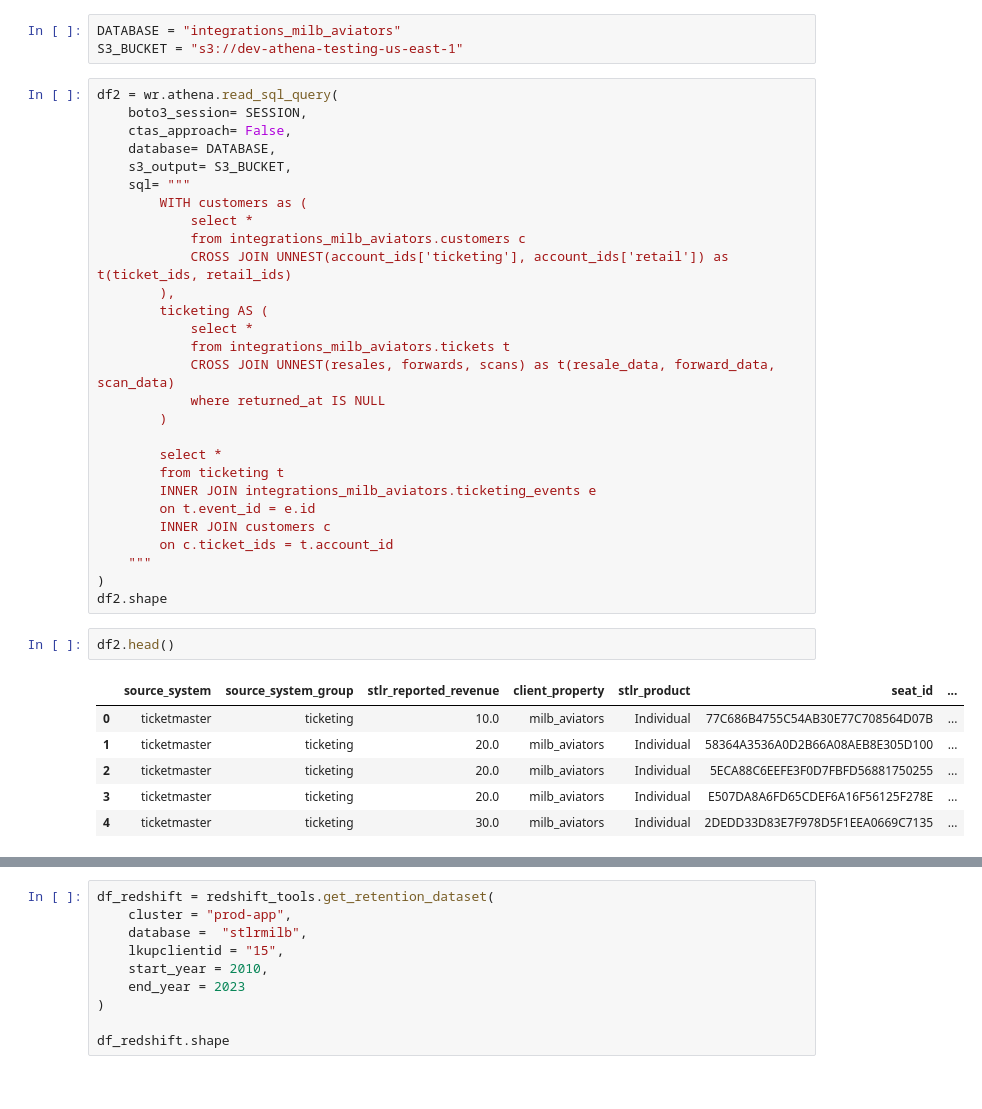
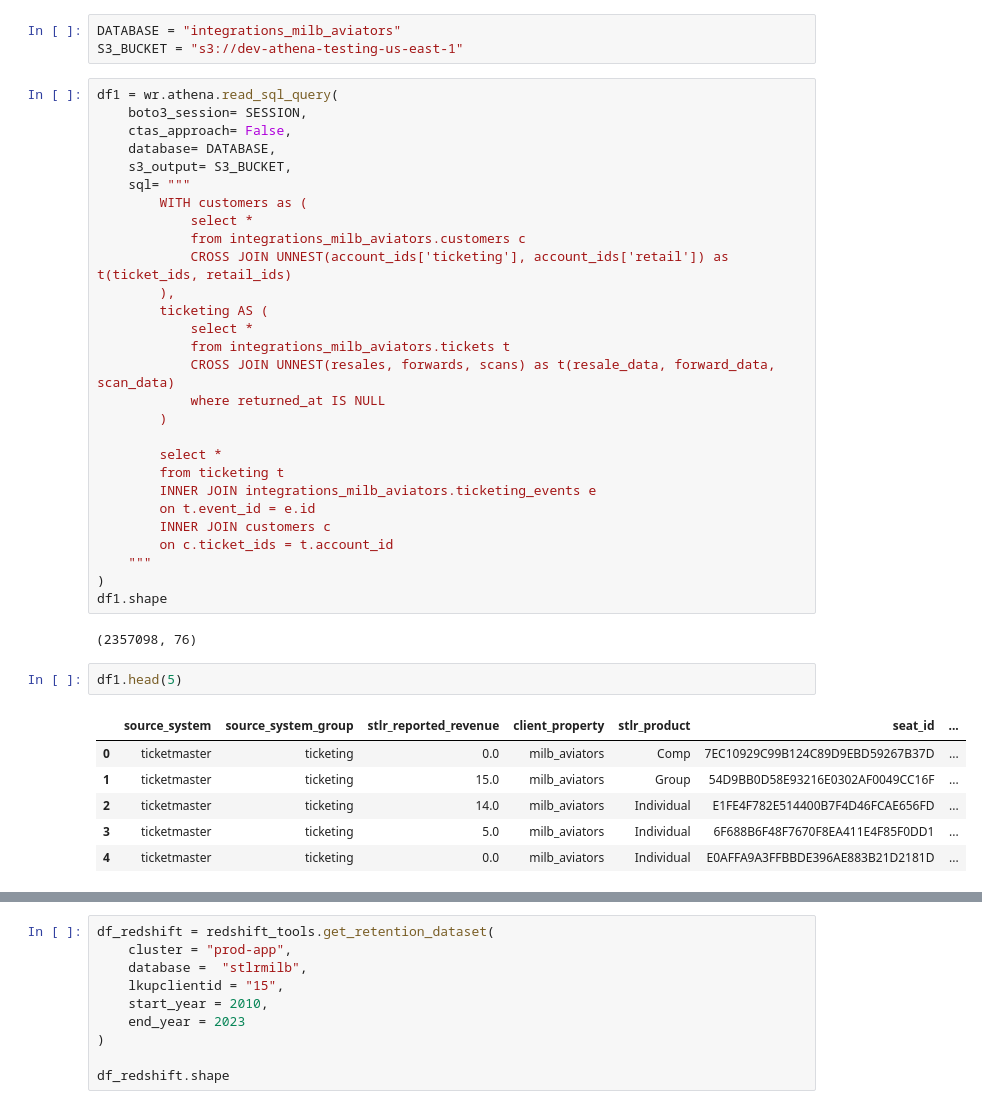
Before and after one commit to ryankazmerik/data-sci, a Jupyter notebook: experiments/Athena Workbench Retention.ipynb, the cells around one changed output, grey strips where cells are left out. Drawn from its saved outputs; the diff is of its cells as text.

```diff
--- a/experiments/Athena Workbench Retention.ipynb
+++ b/experiments/Athena Workbench Retention.ipynb
@@ -20,7 +29,7 @@ Authorized as AROAQBUNWK7XN5DTYWPLJ:gdonst@stellaralgo.com
 DATABASE = "integrations_milb_aviators"
 S3_BUCKET = "s3://dev-athena-testing-us-east-1"
 # %%
-df2 = wr.athena.read_sql_query(
+df1 = wr.athena.read_sql_query(
     boto3_session= SESSION,
     ctas_approach= False,
     database= DATABASE,
@@ -46,14 +55,16 @@ df2 = wr.athena.read_sql_query(
         on c.ticket_ids = t.account_id
     """
 )
-df2.shape
+df1.shape
+# %% [output]
+(2357098, 76)
-# %%
-df2.head()
-# %% [output]
-|  | source_system | source_system_group | stlr_reported_revenue | client_property | stlr_product | seat_id | ... |
-| 0 | ticketmaster | ticketing | 10.0 | milb_aviators | Individual | 77C686B4755C54AB30E77C708564D07B | ... |
-| 1 | ticketmaster | ticketing | 20.0 | milb_aviators | Individual | 58364A3536A0D2B66A08AEB8E305D100 | ... |
-| 2 | ticketmaster | ticketing | 20.0 | milb_aviators | Individual | 5ECA88C6EEFE3F0D7FBFD56881750255 | ... |
-| 3 | ticketmaster | ticketing | 20.0 | milb_aviators | Individual | E507DA8A6FD65CDEF6A16F56125F278E | ... |
-| 4 | ticketmaster | ticketing | 30.0 | milb_aviators | Individual | 2DEDD33D83E7F978D5F1EEA0669C7135 | ... |
+# %%
+df1.head(5)
+# %% [output]
+|  | source_system | source_system_group | stlr_reported_revenue | client_property | stlr_product | seat_id | ... |
+| 0 | ticketmaster | ticketing | 0.0 | milb_aviators | Comp | 7EC10929C99B124C89D9EBD59267B37D | ... |
+| 1 | ticketmaster | ticketing | 15.0 | milb_aviators | Group | 54D9BB0D58E93216E0302AF0049CC16F | ... |
+| 2 | ticketmaster | ticketing | 14.0 | milb_aviators | Individual | E1FE4F782E514400B7F4D46FCAE656FD | ... |
+| 3 | ticketmaster | ticketing | 5.0 | milb_aviators | Individual | 6F688B6F48F7670F8EA411E4F85F0DD1 | ... |
+| 4 | ticketmaster | ticketing | 0.0 | milb_aviators | Individual | E0AFFA9A3FFBBDE396AE883B21D2181D | ... |
 # %%
```
Also changed, not shown: parts of 7 cells of this notebook.
